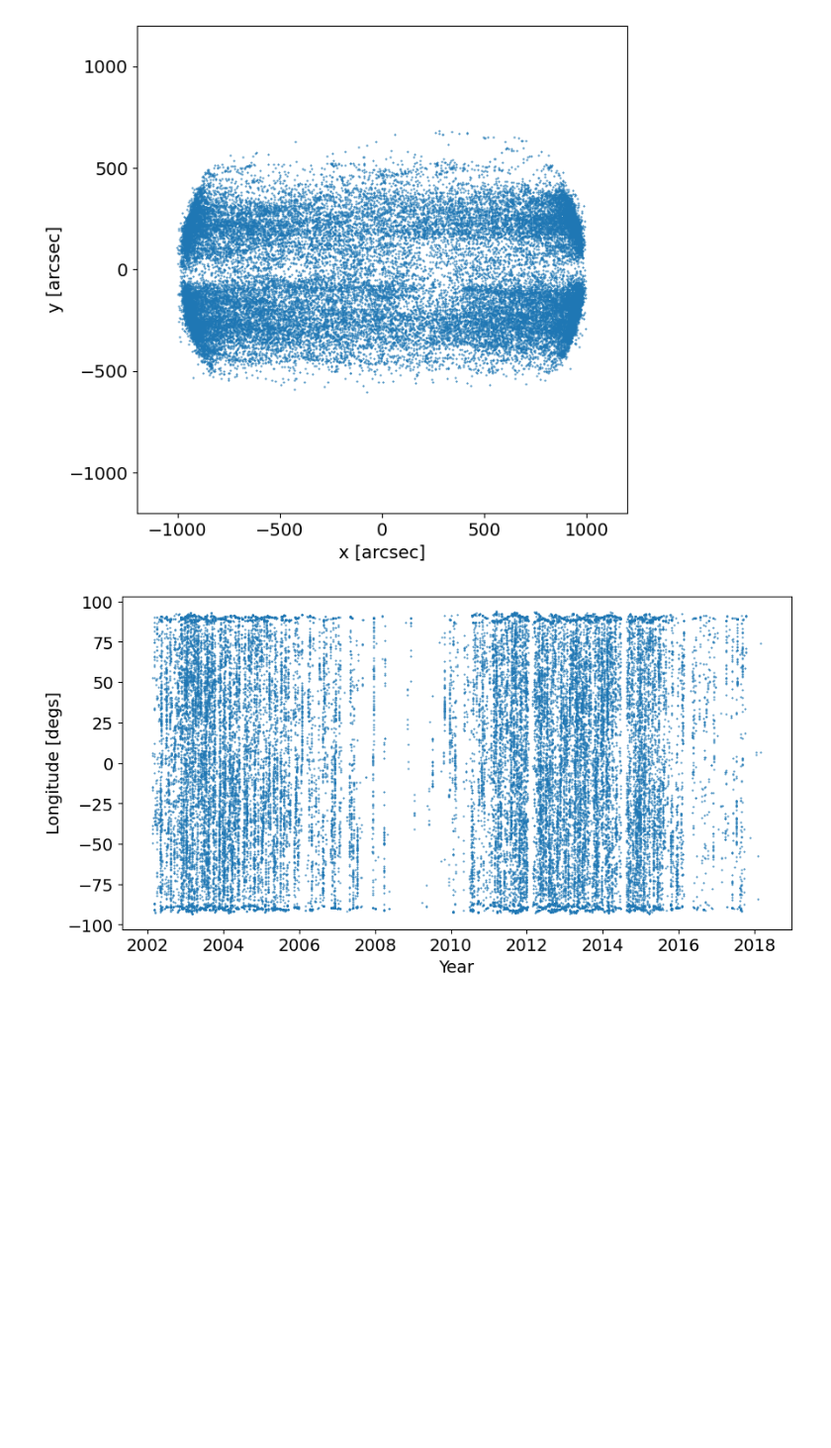
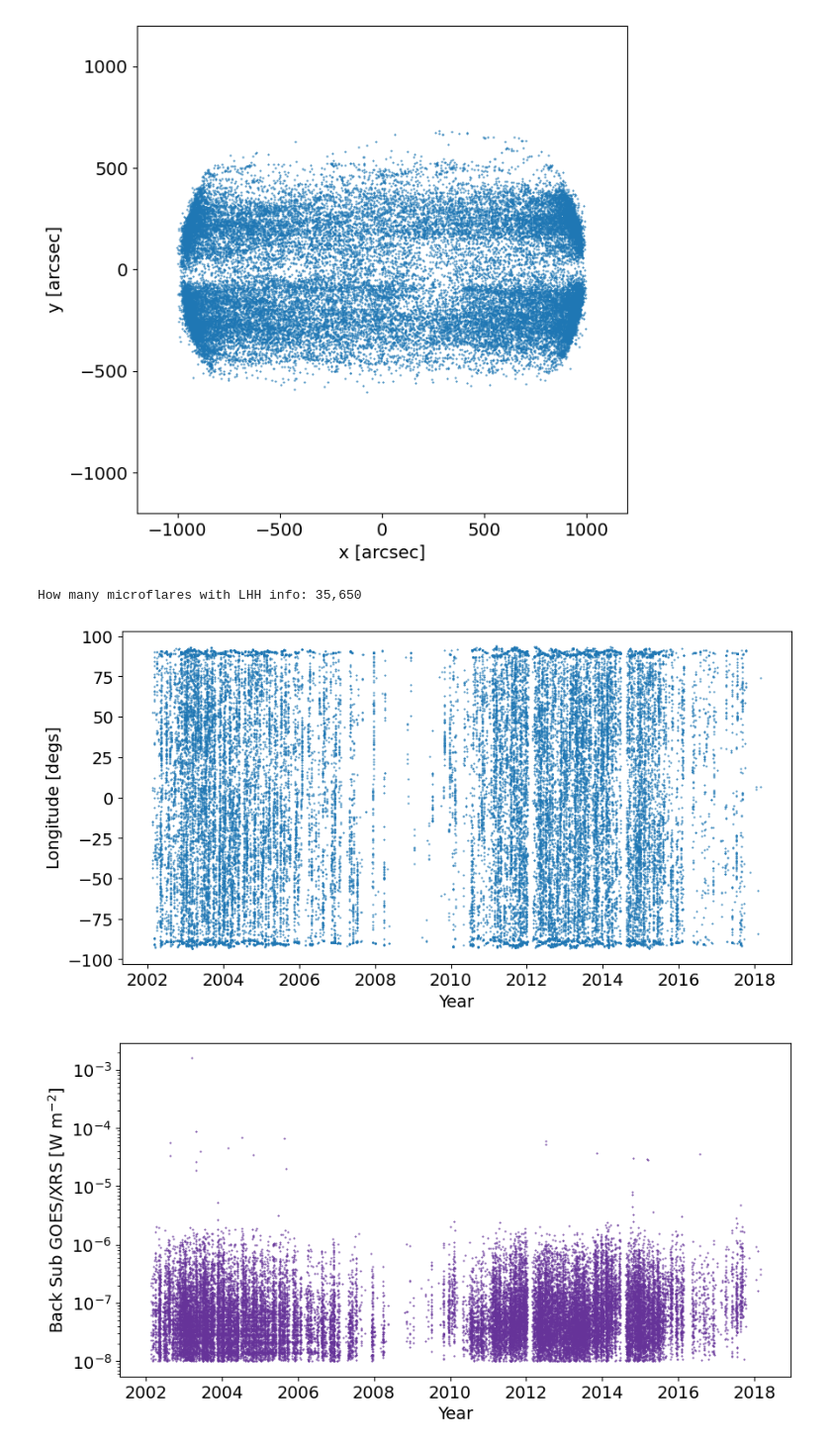
Before and after one commit to ianan/rhsi_flstat, a Jupyter notebook: bet_rhsi_fl_2024.ipynb, the cells around one changed output. Shown at 99% size. Saved outputs shown, nothing was run; the diff lists cells and outputs as text; code cells hidden in the pictures; blank space fills up the shorter version.

```diff
--- a/bet_rhsi_fl_2024.ipynb
+++ b/bet_rhsi_fl_2024.ipynb
@@ -169,12 +169,23 @@ plt.show()
 # %%
 # Plot to check they look like expected
 # Some full list events not in LHH so remove then
 gdid=np.where(res_lhh["LHH_ID_NUM"] != 0)
+print(f'How many microflares with LHH info: {gdid[0].size:,}')
 matplotlib.rcParams.update({'font.size': 14})
 fig = plt.figure(figsize=(10, 5))
 plt.plot(peak_time[gdid].decimalyear,res_lhh["LHH_LNG"][gdid],marker='.',ms=1,ls='None')
 plt.xlabel('Year')
 plt.ylabel('Longitude [degs]')
 plt.show()
+
+fig = plt.figure(figsize=(10, 5))
+plt.plot(peak_time[gdid].decimalyear,res_lhh["LHH_BSGES"][gdid],
+marker='.',ms=1,ls='None',color='rebeccapurple')
+plt.xlabel('Year')
+plt.ylabel('Back Sub GOES/XRS [W m$^{-2}$]')
+plt.yscale('log')
+plt.show()
 # %% [output]
+How many microflares with LHH info: 35,650
 [figure]
+[figure, added]
```
